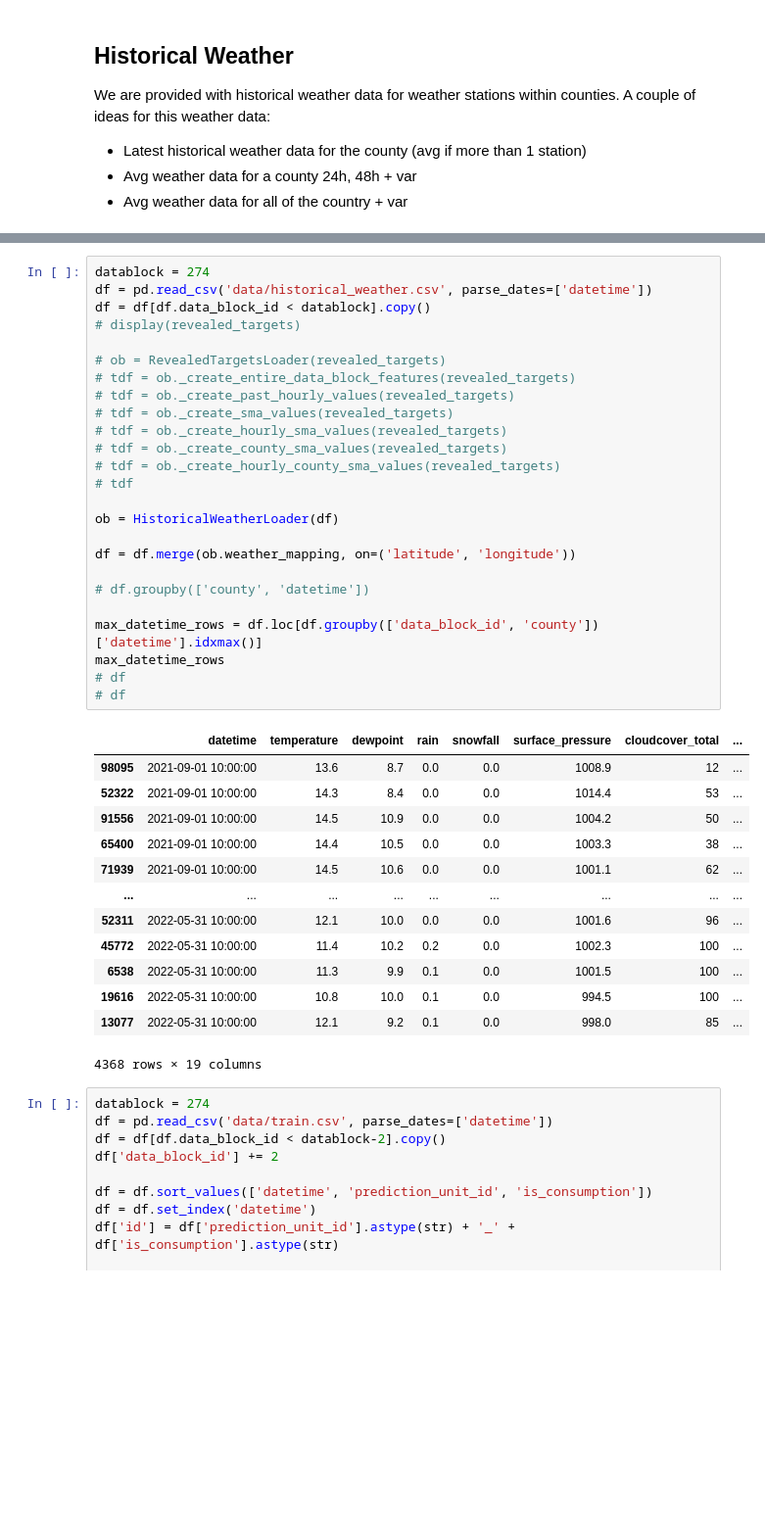
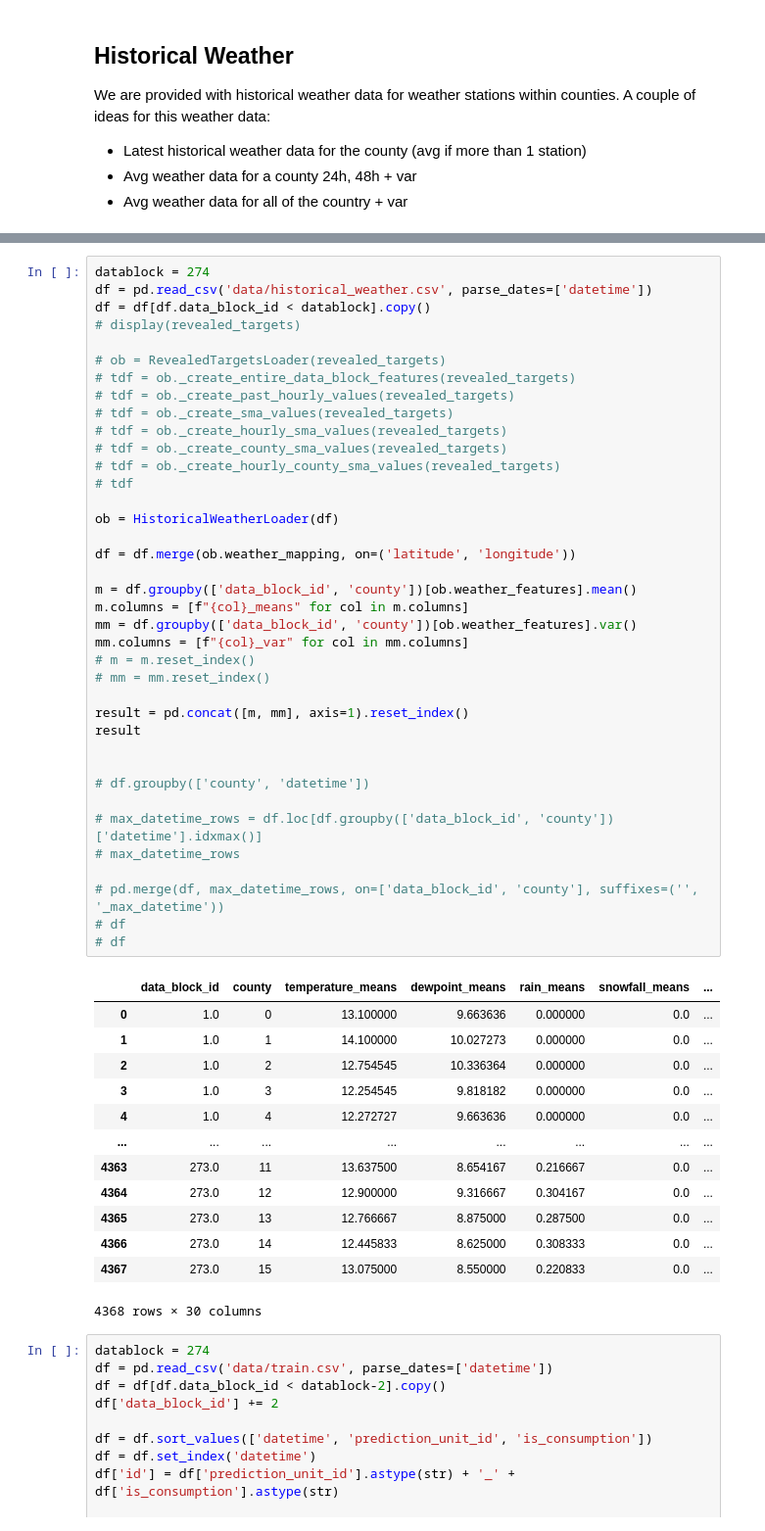
Before and after one commit to Mattt394/enefit-kaggle, a Jupyter notebook: 2.12 Data Loader rewrite.ipynb, the cells around one changed output, grey strips where cells are left out. Shown at 98% size. Drawn from its saved outputs; the diff is of its cells as text; blank space fills up the shorter version.

Commit message:
historical weather update

```diff
--- a/2.12 Data Loader rewrite.ipynb
+++ b/2.12 Data Loader rewrite.ipynb
@@ -373,42 +400,55 @@ class HistoricalWeatherLoader:
 # %%
 datablock = 274
 df = pd.read_csv('data/historical_weather.csv', parse_dates=['datetime'])
 df = df[df.data_block_id < datablock].copy()
 # display(revealed_targets)
 
 # ob = RevealedTargetsLoader(revealed_targets)
 # tdf = ob._create_entire_data_block_features(revealed_targets)
 # tdf = ob._create_past_hourly_values(revealed_targets)
 # tdf = ob._create_sma_values(revealed_targets)
 # tdf = ob._create_hourly_sma_values(revealed_targets)
 # tdf = ob._create_county_sma_values(revealed_targets)
 # tdf = ob._create_hourly_county_sma_values(revealed_targets)
 # tdf
 
 ob = HistoricalWeatherLoader(df)
 
 df = df.merge(ob.weather_mapping, on=('latitude', 'longitude'))
 
+m = df.groupby(['data_block_id', 'county'])[ob.weather_features].mean()
+m.columns = [f"{col}_means" for col in m.columns]
+mm = df.groupby(['data_block_id', 'county'])[ob.weather_features].var()
+mm.columns = [f"{col}_var" for col in mm.columns]
+# m = m.reset_index()
+# mm = mm.reset_index()
+
+result = pd.concat([m, mm], axis=1).reset_index()
+result
+
+
 # df.groupby(['county', 'datetime'])
 
-max_datetime_rows = df.loc[df.groupby(['data_block_id', 'county'])['datetime'].idxmax()]
-max_datetime_rows
+# max_datetime_rows = df.loc[df.groupby(['data_block_id', 'county'])['datetime'].idxmax()]
+# max_datetime_rows
+
+# pd.merge(df, max_datetime_rows, on=['data_block_id', 'county'], suffixes=('', '_max_datetime'))
 # df
 # df
 # %% [output]
-|  | datetime | temperature | dewpoint | rain | snowfall | surface_pressure | cloudcover_total | ... |
-| 98095 | 2021-09-01 10:00:00 | 13.6 | 8.7 | 0.0 | 0.0 | 1008.9 | 12 | ... |
-| 52322 | 2021-09-01 10:00:00 | 14.3 | 8.4 | 0.0 | 0.0 | 1014.4 | 53 | ... |
-| 91556 | 2021-09-01 10:00:00 | 14.5 | 10.9 | 0.0 | 0.0 | 1004.2 | 50 | ... |
-| 65400 | 2021-09-01 10:00:00 | 14.4 | 10.5 | 0.0 | 0.0 | 1003.3 | 38 | ... |
-| 71939 | 2021-09-01 10:00:00 | 14.5 | 10.6 | 0.0 | 0.0 | 1001.1 | 62 | ... |
-| ... | ... | ... | ... | ... | ... | ... | ... | ... |
-| 52311 | 2022-05-31 10:00:00 | 12.1 | 10.0 | 0.0 | 0.0 | 1001.6 | 96 | ... |
-| 45772 | 2022-05-31 10:00:00 | 11.4 | 10.2 | 0.2 | 0.0 | 1002.3 | 100 | ... |
-| 6538 | 2022-05-31 10:00:00 | 11.3 | 9.9 | 0.1 | 0.0 | 1001.5 | 100 | ... |
-| 19616 | 2022-05-31 10:00:00 | 10.8 | 10.0 | 0.1 | 0.0 | 994.5 | 100 | ... |
-| 13077 | 2022-05-31 10:00:00 | 12.1 | 9.2 | 0.1 | 0.0 | 998.0 | 85 | ... |
+|  | data_block_id | county | temperature_means | dewpoint_means | rain_means | snowfall_means | ... |
+| 0 | 1.0 | 0 | 13.100000 | 9.663636 | 0.000000 | 0.0 | ... |
+| 1 | 1.0 | 1 | 14.100000 | 10.027273 | 0.000000 | 0.0 | ... |
+| 2 | 1.0 | 2 | 12.754545 | 10.336364 | 0.000000 | 0.0 | ... |
+| 3 | 1.0 | 3 | 12.254545 | 9.818182 | 0.000000 | 0.0 | ... |
+| 4 | 1.0 | 4 | 12.272727 | 9.663636 | 0.000000 | 0.0 | ... |
+| ... | ... | ... | ... | ... | ... | ... | ... |
+| 4363 | 273.0 | 11 | 13.637500 | 8.654167 | 0.216667 | 0.0 | ... |
+| 4364 | 273.0 | 12 | 12.900000 | 9.316667 | 0.304167 | 0.0 | ... |
+| 4365 | 273.0 | 13 | 12.766667 | 8.875000 | 0.287500 | 0.0 | ... |
+| 4366 | 273.0 | 14 | 12.445833 | 8.625000 | 0.308333 | 0.0 | ... |
+| 4367 | 273.0 | 15 | 13.075000 | 8.550000 | 0.220833 | 0.0 | ... |
-4368 rows × 19 columns
+4368 rows × 30 columns
 # %%
 datablock = 274
 df = pd.read_csv('data/train.csv', parse_dates=['datetime'])
```
Also changed, not shown: parts of 1 cell of this notebook.
